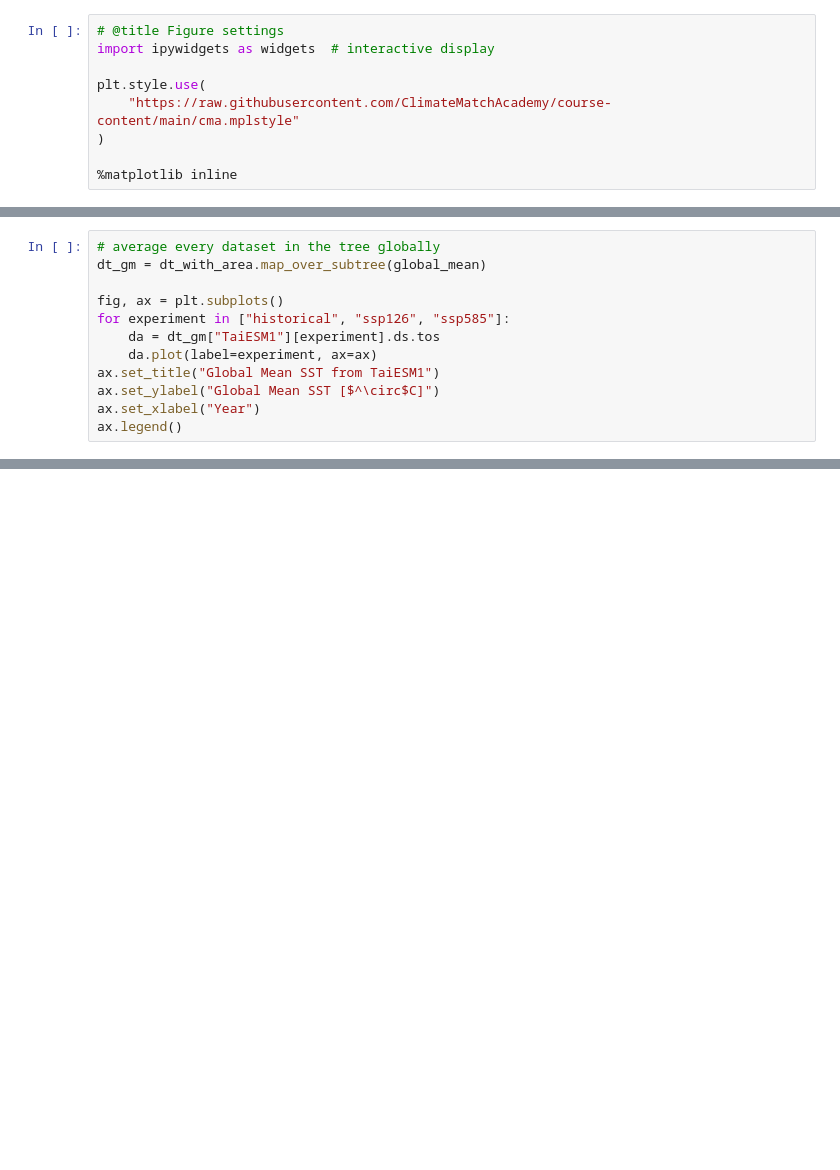
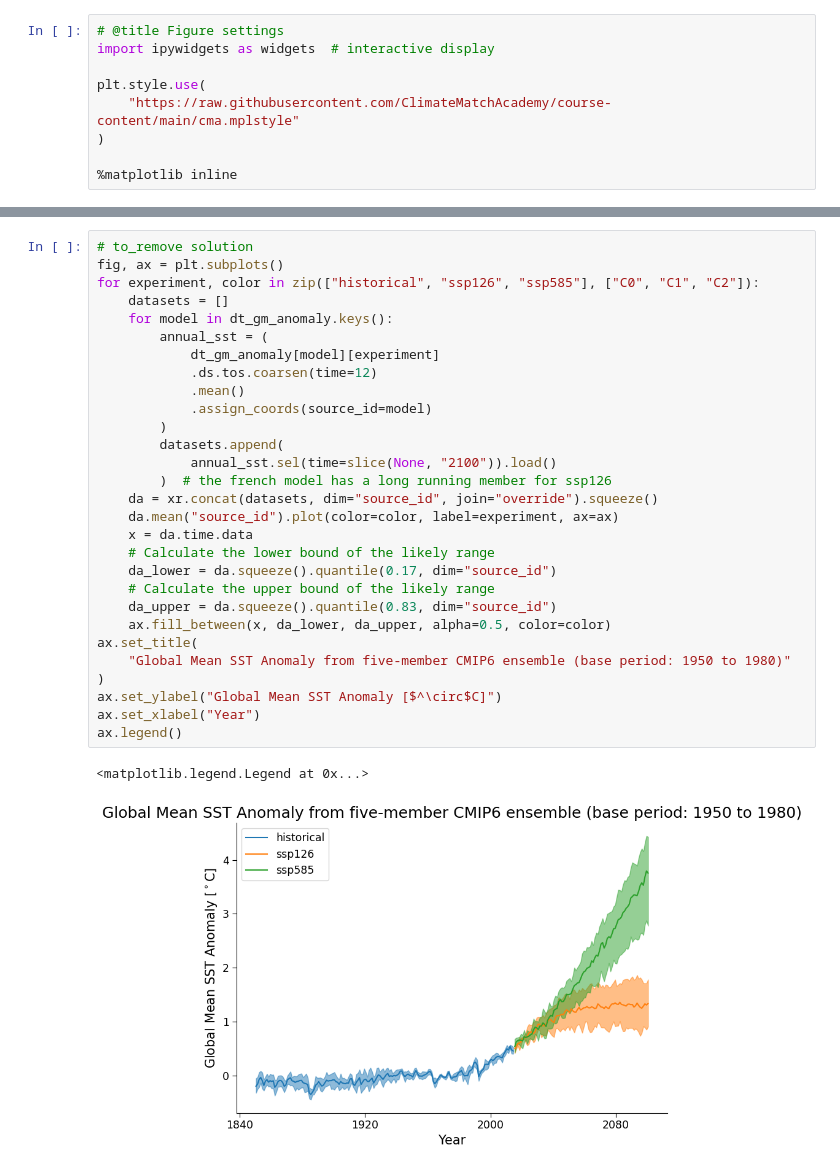
Before and after one commit to neuromatch/climate-course-content, a Jupyter notebook: tutorials/W2D1_FutureClimate-IPCCIPhysicalBasis/W2D1_Tutorial3.ipynb, the cells around one changed output, grey strips where cells are left out. Drawn from its saved outputs; the diff is of its cells as text; blank space fills up the shorter version.

```diff
--- a/tutorials/W2D1_FutureClimate-IPCCIPhysicalBasis/W2D1_Tutorial3.ipynb
+++ b/tutorials/W2D1_FutureClimate-IPCCIPhysicalBasis/W2D1_Tutorial3.ipynb
@@ -202,12 +193,0 @@ Let's first reproduce the previous tutorial's timeseries of Global Mean SST from
-# %%
-# average every dataset in the tree globally
-dt_gm = dt_with_area.map_over_subtree(global_mean)
-
-fig, ax = plt.subplots()
-for experiment in ["historical", "ssp126", "ssp585"]:
-    da = dt_gm["TaiESM1"][experiment].ds.tos
-    da.plot(label=experiment, ax=ax)
-ax.set_title("Global Mean SST from TaiESM1")
-ax.set_ylabel("Global Mean SST [$^\circ$C]")
-ax.set_xlabel("Year")
-ax.legend()
@@ -352,0 +299,32 @@ In this tutorial, we expanded on the previous examination of a single CMIP6 mode
+# %%
+# to_remove solution
+fig, ax = plt.subplots()
+for experiment, color in zip(["historical", "ssp126", "ssp585"], ["C0", "C1", "C2"]):
+    datasets = []
+    for model in dt_gm_anomaly.keys():
+        annual_sst = (
+            dt_gm_anomaly[model][experiment]
+            .ds.tos.coarsen(time=12)
+            .mean()
+            .assign_coords(source_id=model)
+        )
+        datasets.append(
+            annual_sst.sel(time=slice(None, "2100")).load()
+        )  # the french model has a long running member for ssp126
+    da = xr.concat(datasets, dim="source_id", join="override").squeeze()
+    da.mean("source_id").plot(color=color, label=experiment, ax=ax)
+    x = da.time.data
+    # Calculate the lower bound of the likely range
+    da_lower = da.squeeze().quantile(0.17, dim="source_id")
+    # Calculate the upper bound of the likely range
+    da_upper = da.squeeze().quantile(0.83, dim="source_id")
+    ax.fill_between(x, da_lower, da_upper, alpha=0.5, color=color)
+ax.set_title(
+    "Global Mean SST Anomaly from five-member CMIP6 ensemble (base period: 1950 to 1980)"
+)
+ax.set_ylabel("Global Mean SST Anomaly [$^\circ$C]")
+ax.set_xlabel("Year")
+ax.legend()
+# %% [output]
+<matplotlib.legend.Legend at 0x...>
+[figure, added]
```
Also changed, not shown: parts of 34 cells of this notebook, 8 other files.
